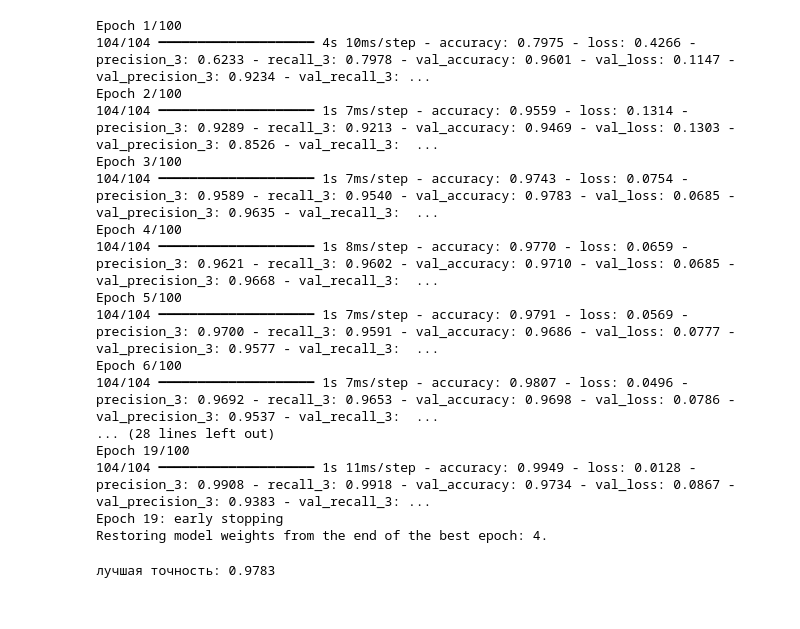
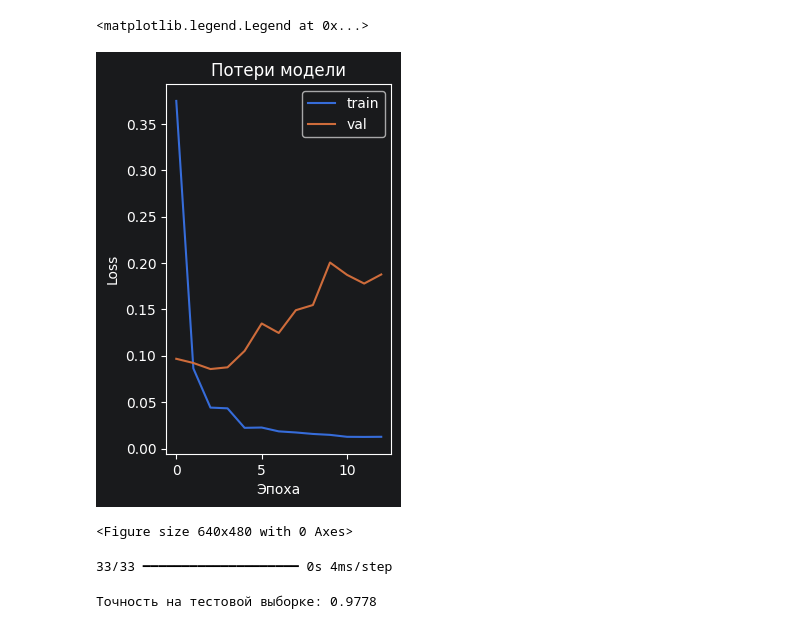
Before and after one commit to FLIPPED-RN/neyronka, a Jupyter notebook: neyronka.ipynb, the cells around one changed output. Drawn from its saved outputs; the diff is of its cells as text; code cells hidden in the pictures.

```diff
--- a/neyronka.ipynb
+++ b/neyronka.ipynb
@@ -173,47 +152,27 @@ Model: "sequential_6"
 # %%
-early_stop = EarlyStopping(
-    monitor='val_loss',
-    patience=15,
-    restore_best_weights=True,
-    verbose=1
-)
+plt.subplot(1, 2, 2)
+plt.plot(history.history['loss'], label='train')
+plt.plot(history.history['val_loss'], label='val')
+plt.title('Потери модели')
+plt.xlabel('Эпоха')
+plt.ylabel('Loss')
+plt.legend()
+# %% [output]
+<matplotlib.legend.Legend at 0x...>
+[figure, added]
 # %%
-reduce_lr = ReduceLROnPlateau(
-    monitor='val_loss',
-    factor=0.5,
-    patience=7,
-    min_lr=1e-6,
-    verbose=1
-)
+plt.tight_layout()
+plt.show()
+# %% [output]
+<Figure size 640x480 with 0 Axes>
 # %%
-history = model.fit(
-    X_train_scaled, y_train,
-    validation_split=0.2,
-    epochs=100,
-    batch_size=32,
-    callbacks=[early_stop, reduce_lr],
-    verbose=1
-)
+y_pred = model.predict(X_test)
+y_pred = (y_pred > 0.5).astype(int)
 # %% [output]
-Epoch 1/100
-104/104 ━━━━━━━━━━━━━━━━━━━━ 4s 10ms/step - accuracy: 0.7975 - loss: 0.4266 - precision_3: 0.6233 - recall_3: 0.7978 - val_accuracy: 0.9601 - val_loss: 0.1147 - val_precision_3: 0.9234 - val_recall_3: ...
-Epoch 2/100
-104/104 ━━━━━━━━━━━━━━━━━━━━ 1s 7ms/step - accuracy: 0.9559 - loss: 0.1314 - precision_3: 0.9289 - recall_3: 0.9213 - val_accuracy: 0.9469 - val_loss: 0.1303 - val_precision_3: 0.8526 - val_recall_3:  ...
-Epoch 3/100
-104/104 ━━━━━━━━━━━━━━━━━━━━ 1s 7ms/step - accuracy: 0.9743 - loss: 0.0754 - precision_3: 0.9589 - recall_3: 0.9540 - val_accuracy: 0.9783 - val_loss: 0.0685 - val_precision_3: 0.9635 - val_recall_3:  ...
-Epoch 4/100
-104/104 ━━━━━━━━━━━━━━━━━━━━ 1s 8ms/step - accuracy: 0.9770 - loss: 0.0659 - precision_3: 0.9621 - recall_3: 0.9602 - val_accuracy: 0.9710 - val_loss: 0.0685 - val_precision_3: 0.9668 - val_recall_3:  ...
-Epoch 5/100
-104/104 ━━━━━━━━━━━━━━━━━━━━ 1s 7ms/step - accuracy: 0.9791 - loss: 0.0569 - precision_3: 0.9700 - recall_3: 0.9591 - val_accuracy: 0.9686 - val_loss: 0.0777 - val_precision_3: 0.9577 - val_recall_3:  ...
-Epoch 6/100
-104/104 ━━━━━━━━━━━━━━━━━━━━ 1s 7ms/step - accuracy: 0.9807 - loss: 0.0496 - precision_3: 0.9692 - recall_3: 0.9653 - val_accuracy: 0.9698 - val_loss: 0.0786 - val_precision_3: 0.9537 - val_recall_3:  ...
-... (28 lines left out)
-Epoch 19/100
-104/104 ━━━━━━━━━━━━━━━━━━━━ 1s 11ms/step - accuracy: 0.9949 - loss: 0.0128 - precision_3: 0.9908 - recall_3: 0.9918 - val_accuracy: 0.9734 - val_loss: 0.0867 - val_precision_3: 0.9383 - val_recall_3: ...
-Epoch 19: early stopping
-Restoring model weights from the end of the best epoch: 4.
+33/33 ━━━━━━━━━━━━━━━━━━━━ 0s 4ms/step
 # %%
-print(f"лучшая точность: {max(history.history['val_accuracy']):.4f}")
+accuracy = accuracy_score(y_test, y_pred)
+print(f"Точность на тестовой выборке: {accuracy:.4f}")
 # %% [output]
-лучшая точность: 0.9783
+Точность на тестовой выборке: 0.9778
 # %%
```
Also changed, not shown: parts of 21 cells of this notebook, 5 other files.
